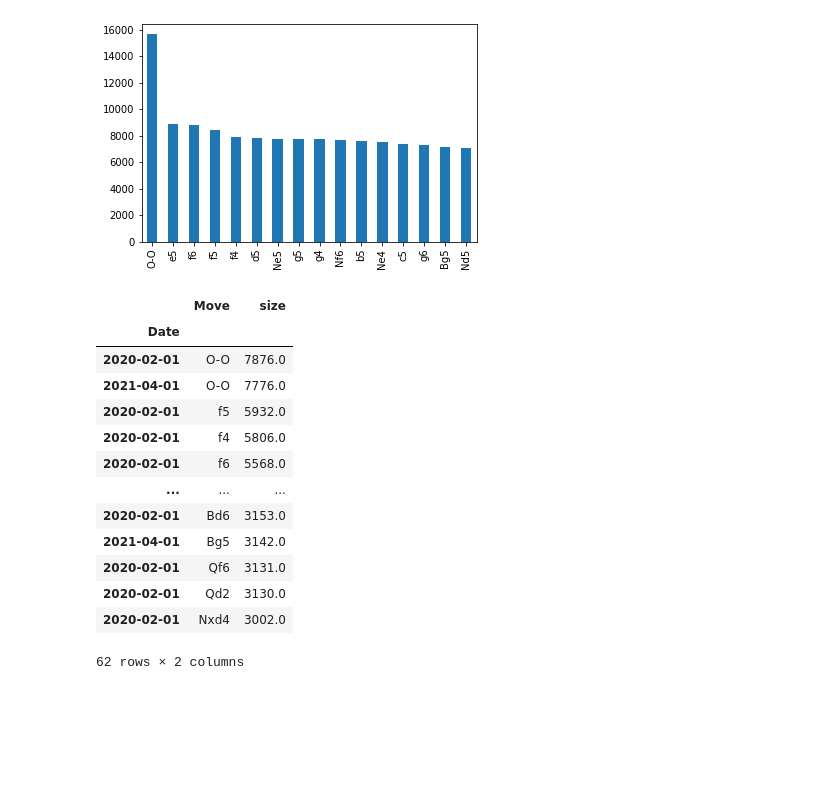
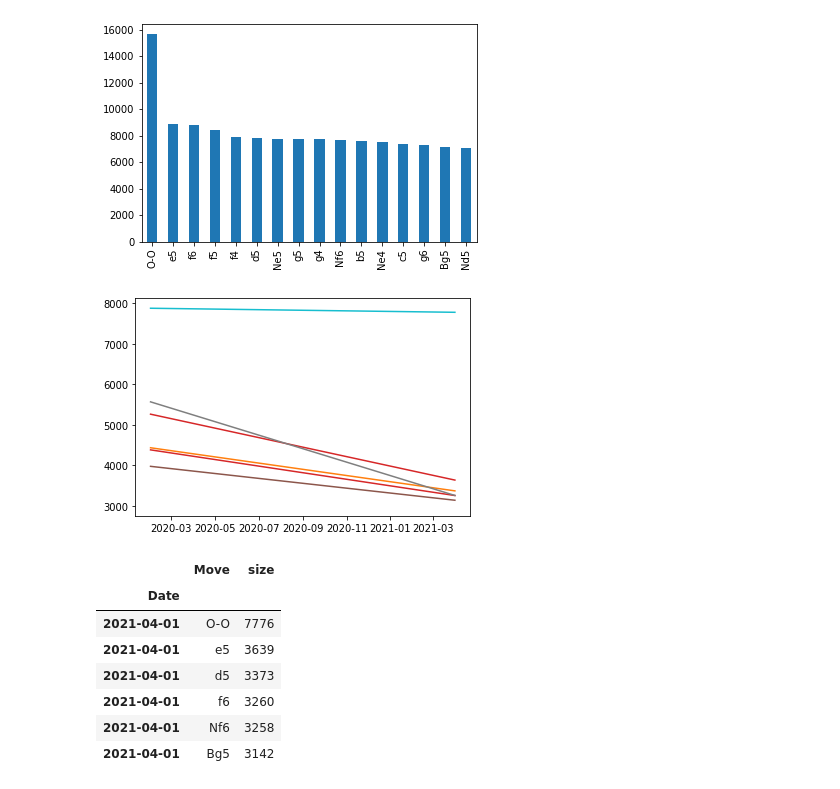
Before and after one commit to jartigag/chess-blunders, a Jupyter notebook: notebooks/1.0-jartigag-explore_interim_data.ipynb, the cells around one changed output. Saved outputs shown, nothing was run; the diff lists cells and outputs as text; code cells hidden in the pictures; blank space fills up the shorter version.

Commit message:
exploring by plots
Co-authored-by: Víctor Labayen <victor.mendi3216@gmail.com>

```diff
--- a/notebooks/1.0-jartigag-explore_interim_data.ipynb
+++ b/notebooks/1.0-jartigag-explore_interim_data.ipynb
@@ -129,21 +129,27 @@ vc[vc>7000].plot(kind='bar')
 # %% [output]
 <AxesSubplot:>
 [figure]
-# %%
-s = df_data.groupby(['Date','Move']).size().sort_values(ascending=False).to_frame('size')
-s[s>3000].reset_index().set_index('Date').dropna() #.plot(y='size')
-# %% [output]
-|  | Move | size |
-| Date |  |  |
-| 2020-02-01 | O-O | 7876.0 |
-| 2021-04-01 | O-O | 7776.0 |
-| 2020-02-01 | f5 | 5932.0 |
-| 2020-02-01 | f4 | 5806.0 |
-| 2020-02-01 | f6 | 5568.0 |
-| ... | ... | ... |
-| 2020-02-01 | Bd6 | 3153.0 |
-| 2021-04-01 | Bg5 | 3142.0 |
-| 2020-02-01 | Qf6 | 3131.0 |
-| 2020-02-01 | Qd2 | 3130.0 |
-| 2020-02-01 | Nxd4 | 3002.0 |
-62 rows × 2 columns
+# %%
+s = df_data.groupby(['Date','Move']).size().sort_values(ascending=False).to_frame('size').reset_index().set_index('Date')
+
+for move, group in s[s['size']>3000].groupby('Move'):
+    x = [t.to_pydatetime() for t in group.index]
+    y = group['size'].to_list()
+    plt.plot(x,y, label=move)
+
+#plt.legend(loc='right', bbox_to_anchor=(1.5,0.5))
+plt.ylim()
+plt.show()
+# %% [output]
+[figure, added]
+# %%
+s.query("size>3000 & Date==datetime(2021,4,1)").sort_values(by='size', ascending=False)
+# %% [output]
+|  | Move | size |
+| Date |  |  |
+| 2021-04-01 | O-O | 7776 |
+| 2021-04-01 | e5 | 3639 |
+| 2021-04-01 | d5 | 3373 |
+| 2021-04-01 | f6 | 3260 |
+| 2021-04-01 | Nf6 | 3258 |
+| 2021-04-01 | Bg5 | 3142 |
```
Also changed, not shown: parts of 1 cell of this notebook, 1 other file.
